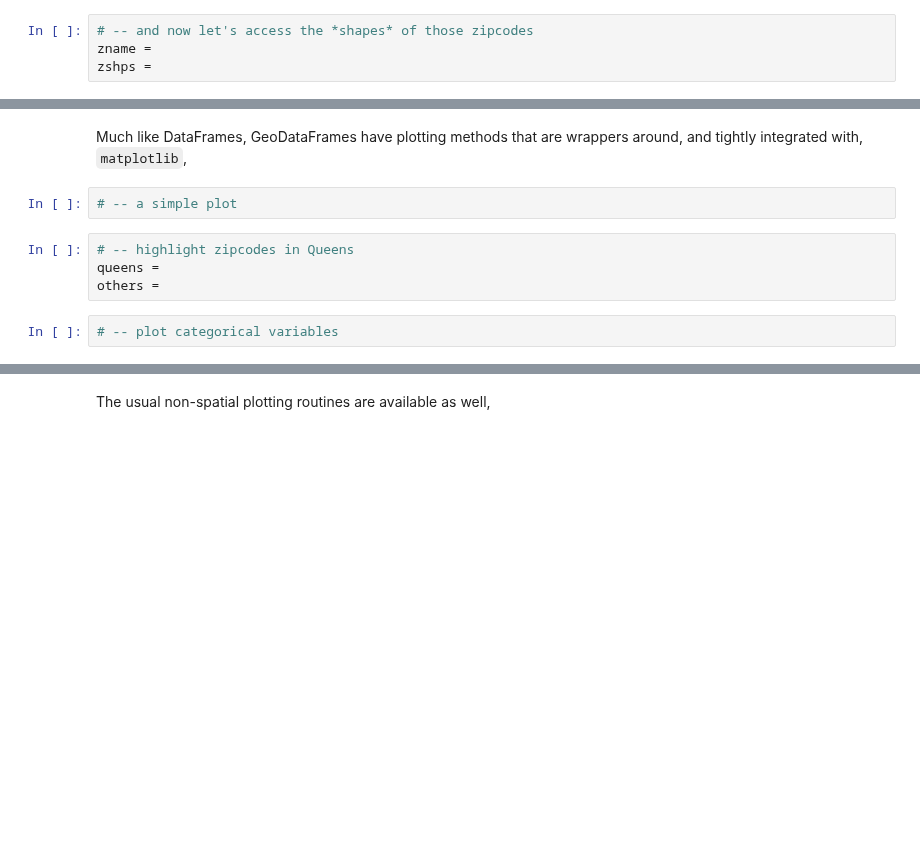
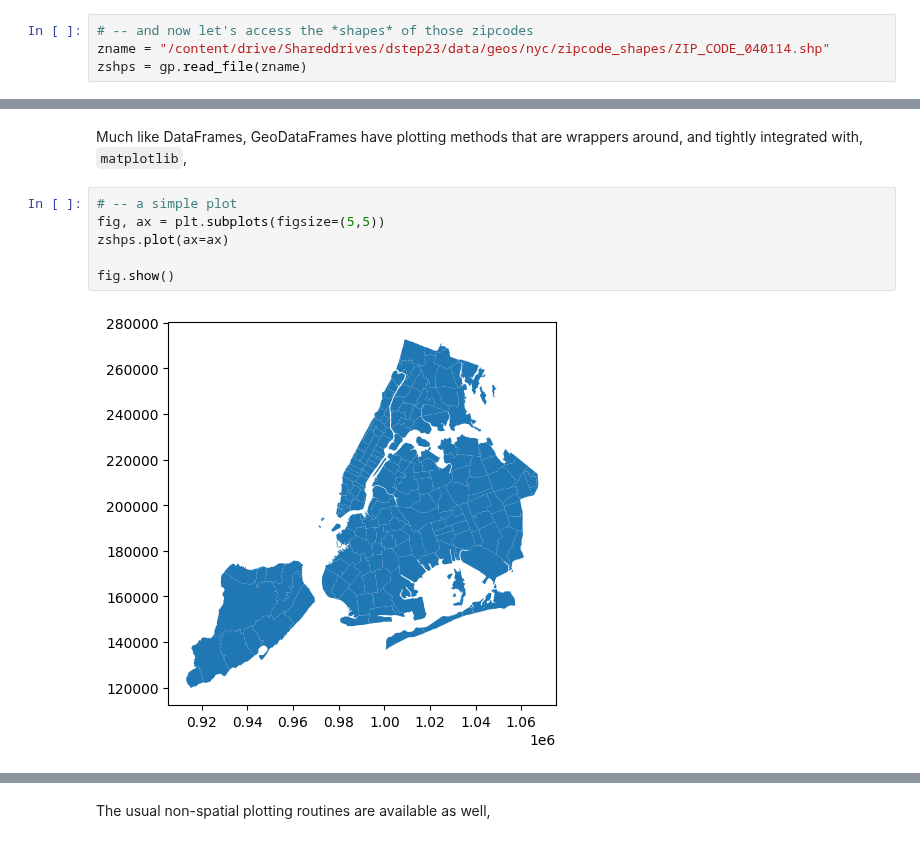
Before and after one commit to ReidelVichot/DSTEP23, a Jupyter notebook: week_8/dstep23_geospatial_intro_part1.ipynb, the cells around one changed output, grey strips where cells are left out. Drawn from its saved outputs; the diff is of its cells as text; blank space fills up the shorter version.

```diff
--- a/week_8/dstep23_geospatial_intro_part1.ipynb
+++ b/week_8/dstep23_geospatial_intro_part1.ipynb
@@ -20,6 +25,6 @@ import matplotlib.pyplot as plt
 # %%
 # -- and now let's access the *shapes* of those zipcodes
-zname =
-zshps =
+zname = "/content/drive/Shareddrives/dstep23/data/geos/nyc/zipcode_shapes/ZIP_CODE_040114.shp"
+zshps = gp.read_file(zname)
 # %%
 # -- display the type of this new object
@@ -31,11 +87,11 @@ zshps =
 #### **Plotting GeoDataFrames**
 # %% [markdown]
 Much like DataFrames, GeoDataFrames have plotting methods that are wrappers around, and tightly integrated with, `matplotlib`,
-# %%
-# -- a simple plot
-# %%
-# -- highlight zipcodes in Queens
-queens =
-others =
-# %%
-# -- plot categorical variables
+# %%
+# -- a simple plot
+fig, ax = plt.subplots(figsize=(5,5))
+zshps.plot(ax=ax)
+
+fig.show()
+# %% [output]
+[figure, added]
```
Also changed, not shown: parts of 8 cells of this notebook.
